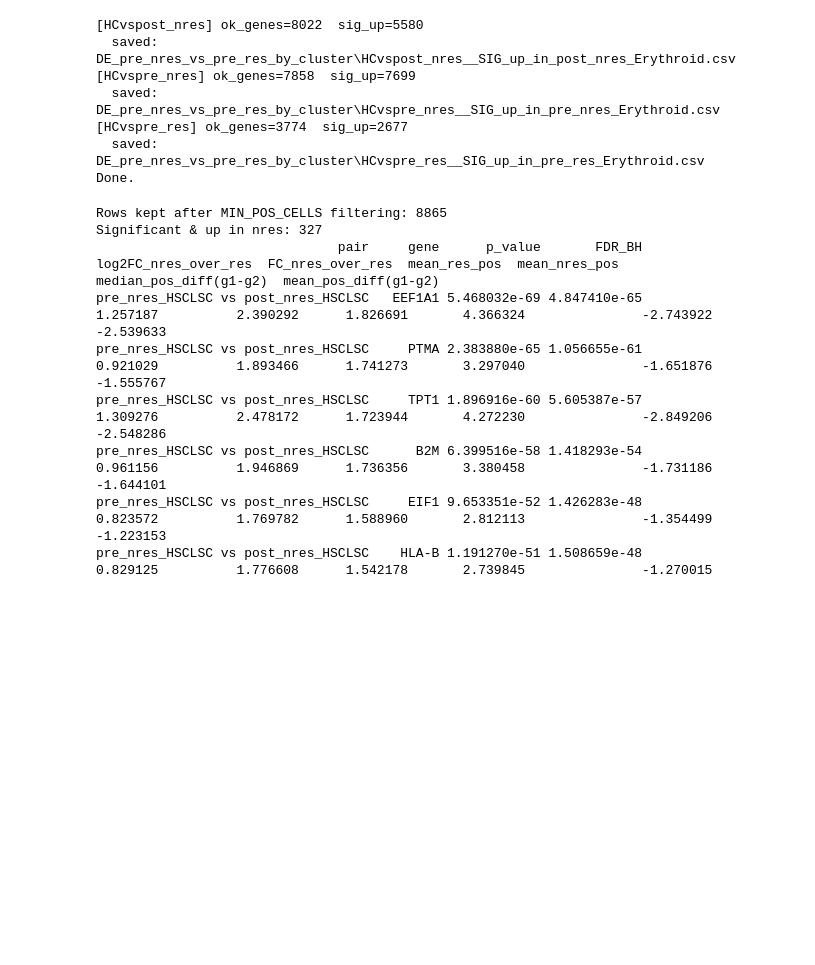
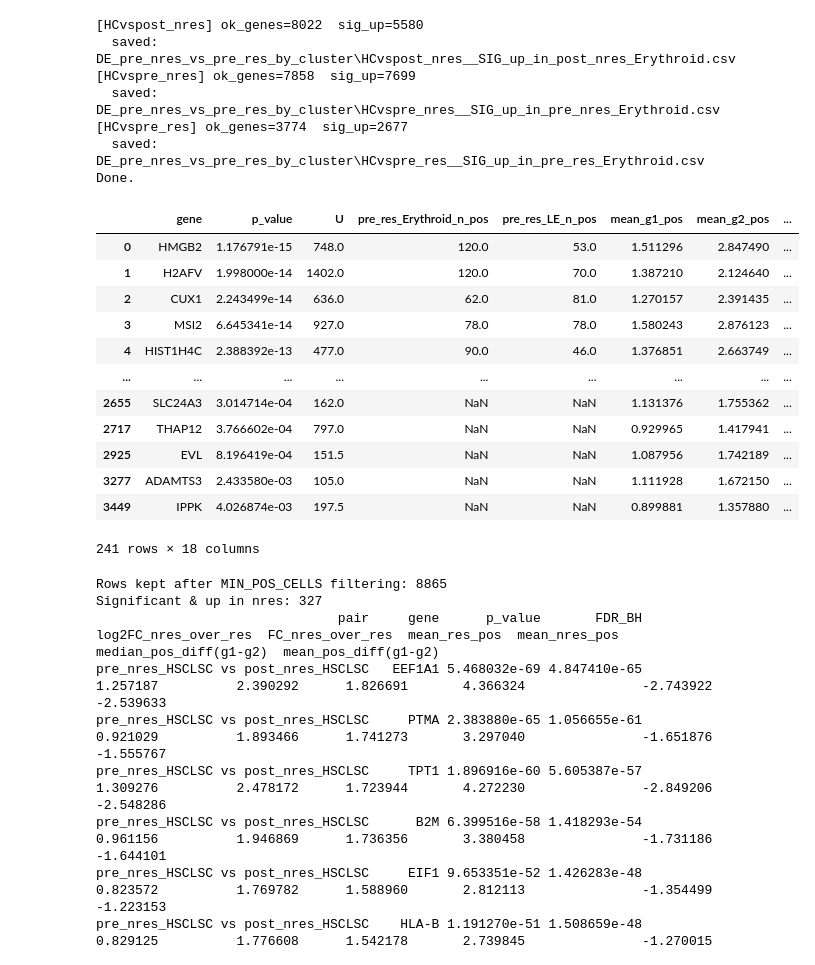
Before and after one commit to gaopeigi3/Geneformer, a Jupyter notebook: DEGs.ipynb, the cells around one changed output. Saved outputs shown, nothing was run; the diff lists cells and outputs as text; code cells hidden in the pictures; blank space fills up the shorter version.

```diff
--- a/DEGs.ipynb
+++ b/DEGs.ipynb
@@ -762,6 +762,25 @@ print("Done.")
 [HCvspre_res] ok_genes=3774  sig_up=2677
   saved: DE_pre_nres_vs_pre_res_by_cluster\HCvspre_res__SIG_up_in_pre_res_Erythroid.csv
 Done.
+# %%
+import pandas as pd
+df = pd.read_csv("./adatas/RRErythroid/DE_pre_nres_vs_pre_res_by_cluster/ALL_clusters__SIG_up_in_AML_Erythroid__combined.csv")
+# %%
+df[df['FC_g2_over_g1']>1.5]
+# %% [output]
+|  | gene | p_value | U | pre_res_Erythroid_n_pos | pre_res_LE_n_pos | mean_g1_pos | mean_g2_pos | ... |
+| 0 | HMGB2 | 1.176791e-15 | 748.0 | 120.0 | 53.0 | 1.511296 | 2.847490 | ... |
+| 1 | H2AFV | 1.998000e-14 | 1402.0 | 120.0 | 70.0 | 1.387210 | 2.124640 | ... |
+| 2 | CUX1 | 2.243499e-14 | 636.0 | 62.0 | 81.0 | 1.270157 | 2.391435 | ... |
+| 3 | MSI2 | 6.645341e-14 | 927.0 | 78.0 | 78.0 | 1.580243 | 2.876123 | ... |
+| 4 | HIST1H4C | 2.388392e-13 | 477.0 | 90.0 | 46.0 | 1.376851 | 2.663749 | ... |
+| ... | ... | ... | ... | ... | ... | ... | ... | ... |
+| 2655 | SLC24A3 | 3.014714e-04 | 162.0 | NaN | NaN | 1.131376 | 1.755362 | ... |
+| 2717 | THAP12 | 3.766602e-04 | 797.0 | NaN | NaN | 0.929965 | 1.417941 | ... |
+| 2925 | EVL | 8.196419e-04 | 151.5 | NaN | NaN | 1.087956 | 1.742189 | ... |
+| 3277 | ADAMTS3 | 2.433580e-03 | 105.0 | NaN | NaN | 1.111928 | 1.672150 | ... |
+| 3449 | IPPK | 4.026874e-03 | 197.5 | NaN | NaN | 0.899881 | 1.357880 | ... |
+241 rows × 18 columns
 # %%
 
 
```
Also changed, not shown: 1 other file.
